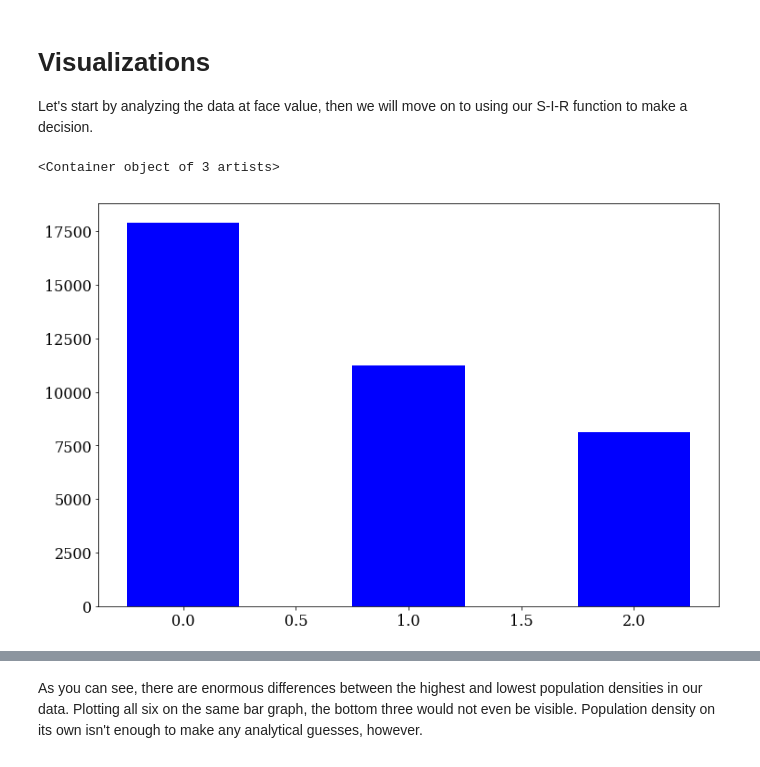
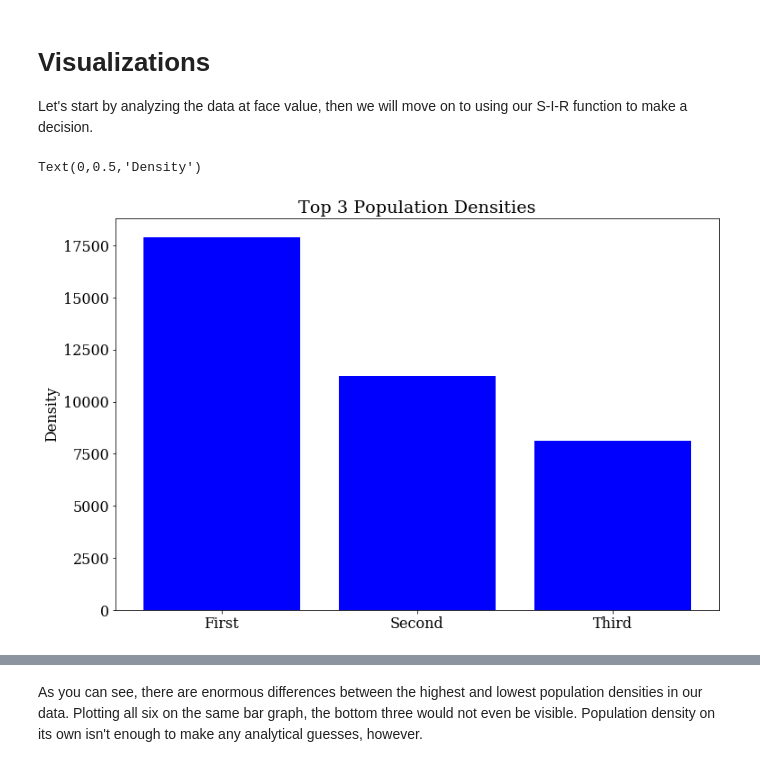
Before and after one commit to billywcwhite/generation-zombie, a Jupyter notebook: FinalProject.ipynb, the cells around one changed output, grey strips where cells are left out. Saved outputs shown, nothing was run; the diff lists cells and outputs as text; code cells hidden in the pictures.

```diff
--- a/FinalProject.ipynb
+++ b/FinalProject.ipynb
@@ -284,33 +275,36 @@ Let's start by analyzing the data at face value, then we will move on to using o
 # %%
 # Bar graph to compare top 3 population densities with bottom 3.
     # The regions with highest population densities are among the more risky places to be. Let's compare them.
 top3 = [0,0,0]
 bot3 = [100000,1000000,100000]
 for row in df.iterrows():
     popDens = int(row[1]['Population Density'])
     if(popDens > top3[0]):
         top3.pop(2)
         top3.insert(0, popDens)
     elif( popDens > top3[1]):
         top3.pop(2)
         top3.insert(1, popDens)
     elif( popDens > top3[2]):
         top3.pop(2)
         top3.insert(2, popDens)
 
     if(popDens < bot3[0]):
         bot3.pop(2)
         bot3.insert(0, popDens)
     elif( popDens < bot3[1]):
         bot3.pop(2)
         bot3.insert(1, popDens)
     elif( popDens < bot3[2]):
         bot3.pop(2)
         bot3.insert(2, popDens)
 x = range(3)
 
 
-plt.bar(x, top3, .5, color="Blue" )
+plt.bar(x, top3, color="Blue" )
+plt.title("Top 3 Population Densities")
+plt.xticks(x, ('First', 'Second', 'Third'))
+plt.ylabel("Density")
 # %% [output]
-<Container object of 3 artists>
+Text(0,0.5,'Density')
-[figure, old version]
+[figure, new version]
```
Also changed, not shown: parts of 15 cells of this notebook.
